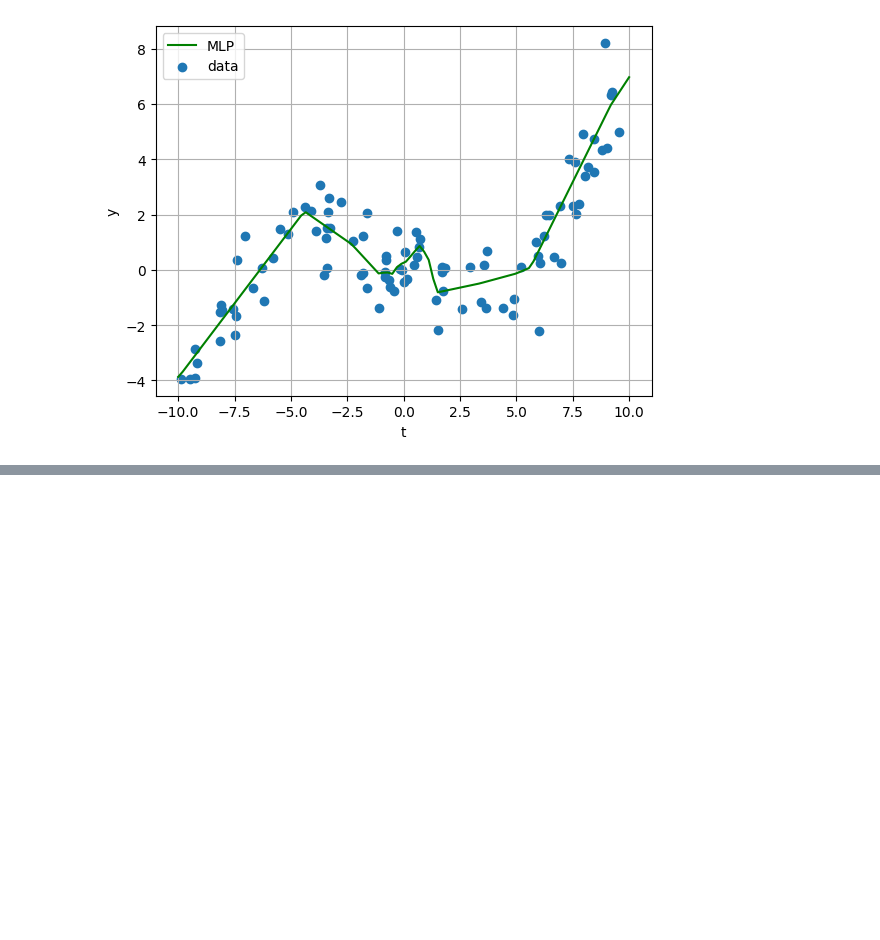
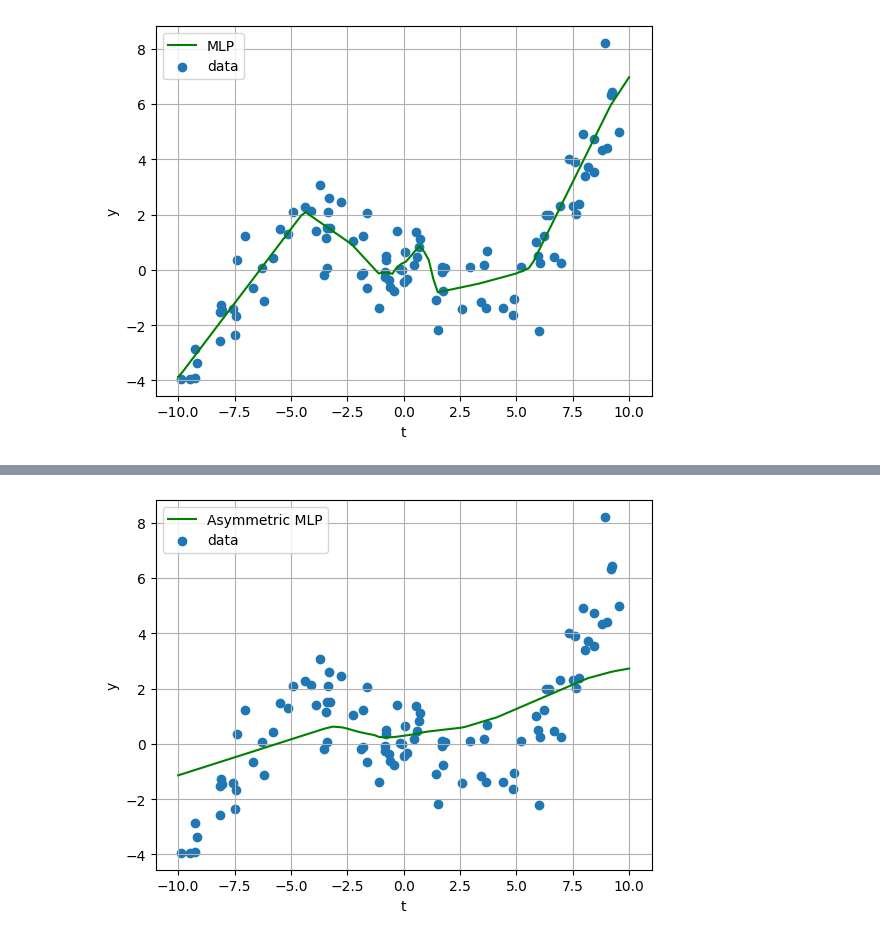
Before and after one commit to kushasareen/asymmetric_mlp, a Jupyter notebook: playground.ipynb, the cells around one changed output, grey strips where cells are left out. Saved outputs shown, nothing was run; the diff lists cells and outputs as text; code cells hidden in the pictures; blank space fills up the shorter version.

Commit message:
learning nonlinear function notebook update

```diff
--- a/playground.ipynb
+++ b/playground.ipynb
@@ -247,2 +248,4 @@ HPU available: False, using: 0 HPUs
 # %%
-show_preds(f_asym_mlp, 'MLP', nonlinear_data)
+show_preds(f_asym_mlp, 'Asymmetric MLP', nonlinear_data)
+# %% [output]
+[figure, added]
```
Also changed, not shown: parts of 2 cells of this notebook.
